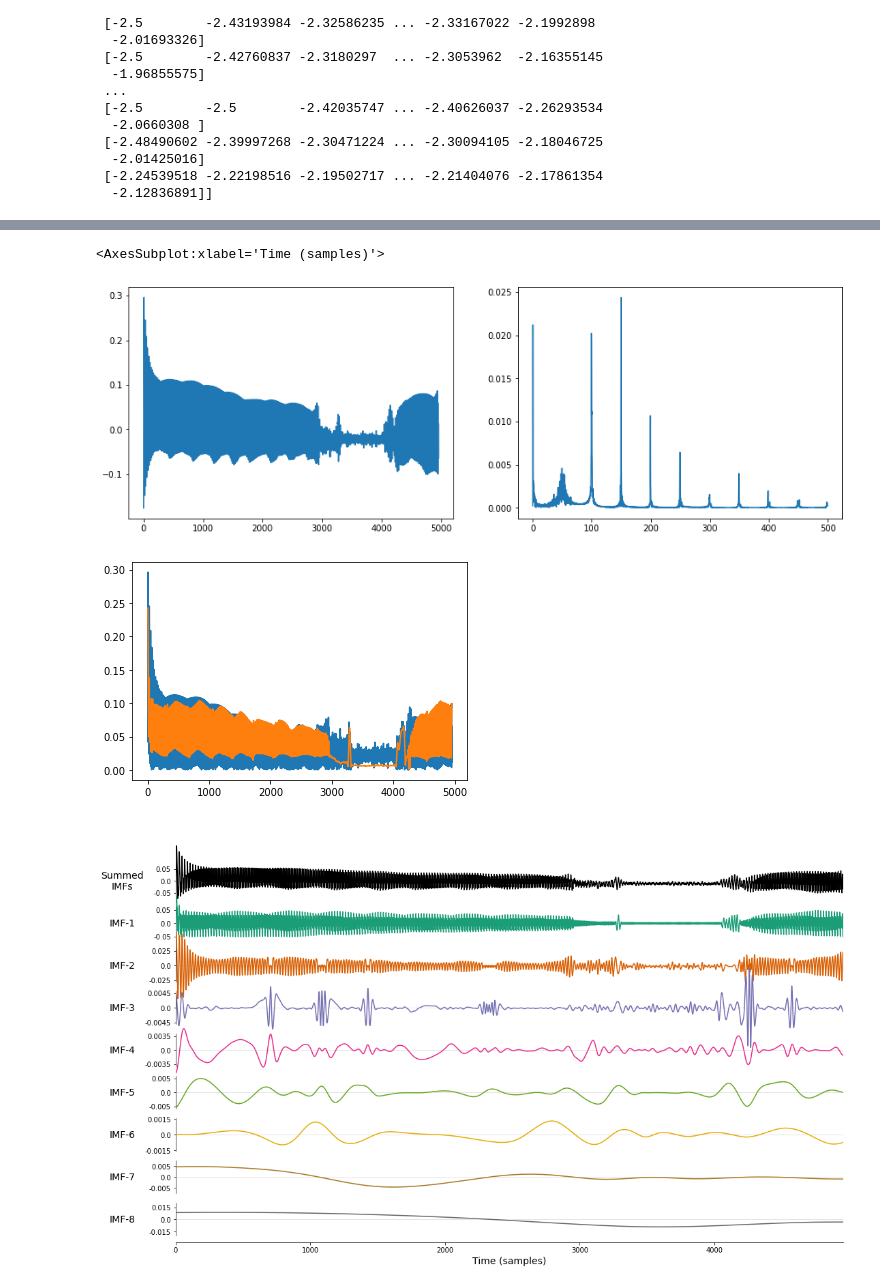
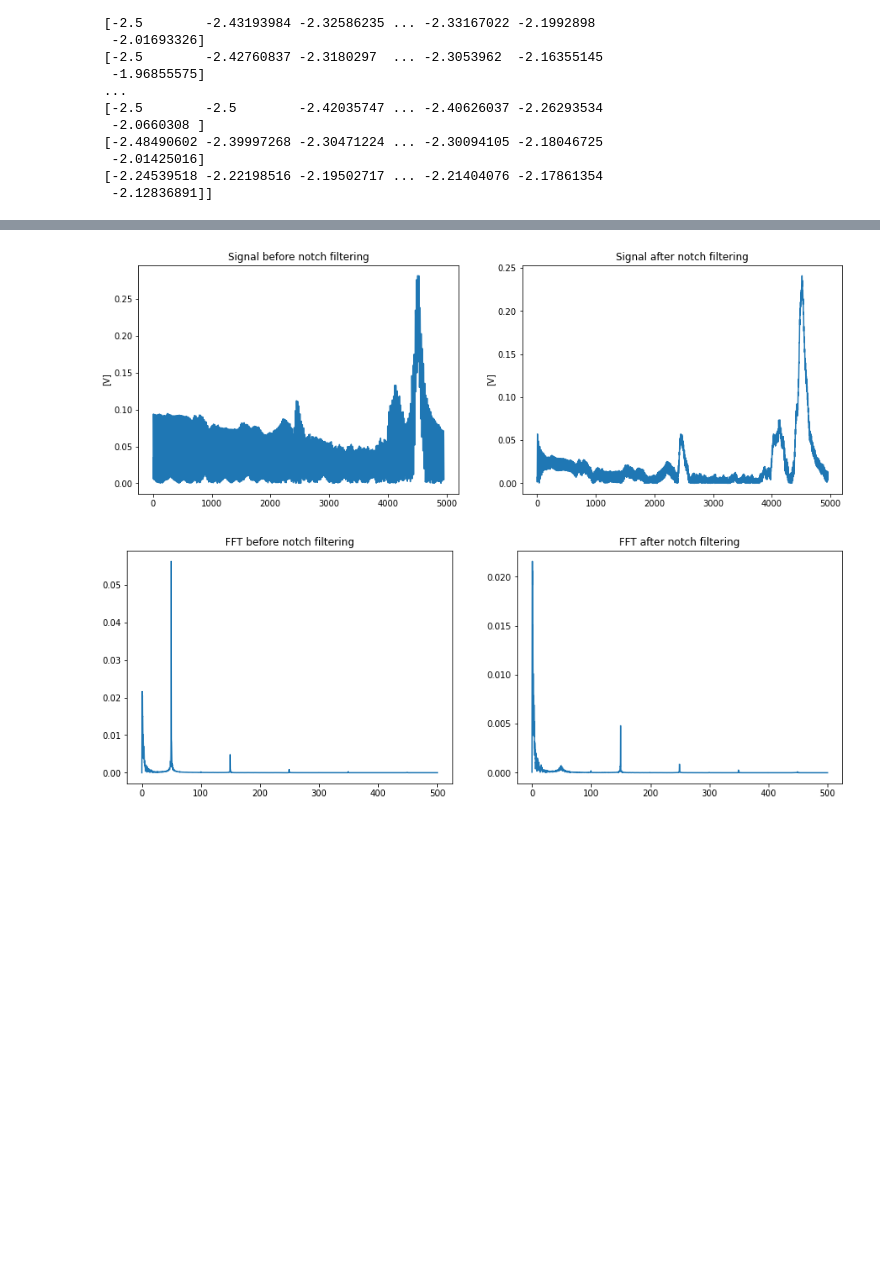
Before and after one commit to kstray/master-thesis-implementation, a Jupyter notebook: emg_processing.ipynb, the cells around one changed output, grey strips where cells are left out. Drawn from its saved outputs; the diff is of its cells as text; code cells hidden in the pictures; blank space fills up the shorter version.

Commit message:
Add notch filter and envelope

```diff
--- a/emg_processing.ipynb
+++ b/emg_processing.ipynb
@@ -113,13 +113,17 @@ sampling_rate = 1000
 N = len(analog_voltage[0])
 T = 1 / sampling_rate
 x = np.linspace(0.0, 1.0/(2.0*T), N//2)
-y = analog_voltage[1]                       # Channel 4
+y = analog_voltage[0]
+y = y - y.mean()
 
-y_fft = scipy.fftpack.fft(y - y.mean())
+y_fft = scipy.fftpack.fft(y)
 
 fig = plt.figure(figsize=(15,5))
 plt.subplot(1, 2, 1)
 plt.plot(y)
+plt.title('Raw signal, mean removed')
+plt.ylabel('[V]')
 plt.subplot(1, 2, 2)
 plt.plot(x, 2.0/N * np.abs(y_fft[:N//2]))
+plt.title('FFT of signal')
 # %% [output]
@@ -159,23 +180,28 @@ plt.plot(x, 2.0/N * np.abs(smooth_fft[:N//2]))
 # %%
+# Notch filter
 notch_freq = 50.0     # Frequency to be removed from signal (Hz)
 quality_factor = 10.0
 b_notch, a_notch = scipy.signal.iirnotch(notch_freq, quality_factor, sampling_rate)
 
 freq, h = scipy.signal.freqz(b_notch, a_notch, fs=sampling_rate)
-y_notched = scipy.signal.filtfilt(b_notch, a_notch, (y-y.mean()))
+y_notched = scipy.signal.filtfilt(b_notch, a_notch, y)
+y_notched_fft = scipy.fftpack.fft(y_notched)
 
-y_notched_fft = scipy.fftpack.fft(y_notched)
 fig = plt.figure(figsize=(15,5))
 plt.subplot(1, 2, 1)
-plt.plot(y_notched)
+plt.plot(abs(y))
+plt.title('Signal before notch filtering')
+plt.ylabel('[V]')
+plt.subplot(1, 2, 2)
+plt.plot(abs(y_notched))
+plt.title('Signal after notch filtering')
+plt.ylabel('[V]')
+
+fig = plt.figure(figsize=(15,5))
+plt.subplot(1, 2, 1)
+plt.plot(x, 2.0/N * np.abs(y_fft[:N//2]))
+plt.title('FFT before notch filtering')
 plt.subplot(1, 2, 2)
 plt.plot(x, 2.0/N * np.abs(y_notched_fft[:N//2]))
-
-imf = emd.sift.sift(y_notched)
-envelope = emd.sift.interp_envelope(imf, mode='upper')
-
-fig = plt.figure()
-plt.plot(abs(y_notched))
-plt.plot(envelope)
-emd.plotting.plot_imfs(imf, scale_y=True, cmap=True)
+plt.title('FFT after notch filtering')
 # %% [output]
@@ -183,4 +209,2 @@ emd.plotting.plot_imfs(imf, scale_y=True, cmap=True)
-<AxesSubplot:xlabel='Time (samples)'>
-[figure, old version]
+[figure, new version]
-[figure, old version]
+[figure, new version]
-[figure, removed]
```
Also changed, not shown: parts of 7 cells of this notebook.
